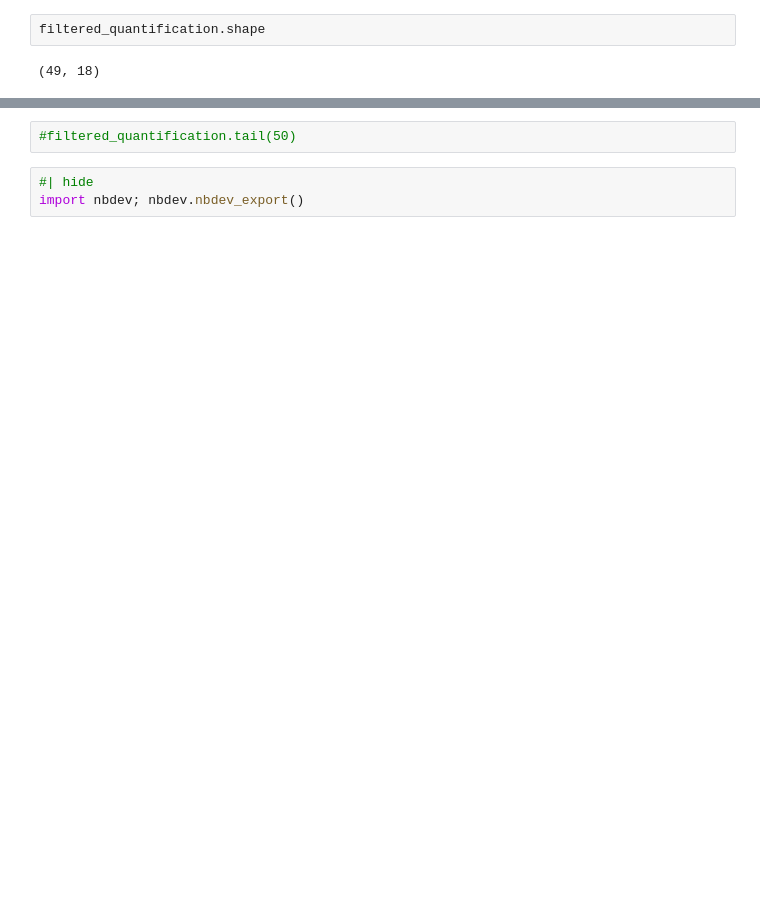
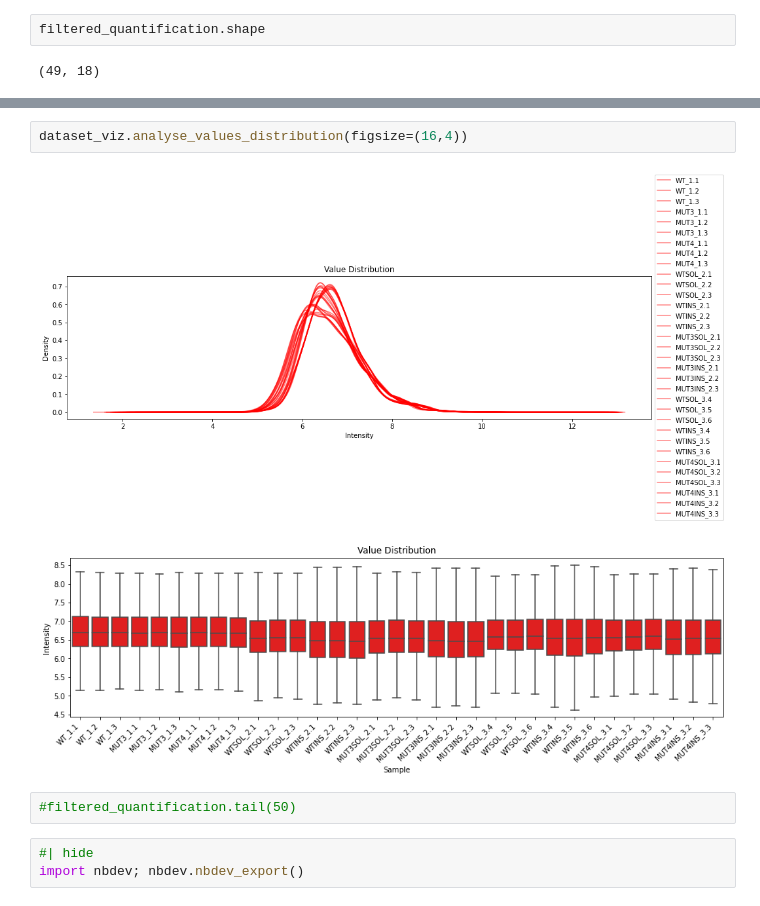
Before and after one commit to mtinti/nbdev-proteomics, a Jupyter notebook: nbs/00_core.ipynb, the cells around one changed output, grey strips where cells are left out. Drawn from its saved outputs; the diff is of its cells as text; blank space fills up the shorter version.

```diff
--- a/nbs/00_core.ipynb
+++ b/nbs/00_core.ipynb
@@ -115,3 +247,8 @@ class DIAnnProcessor(DatasetAnalysis):
+# %%
+dataset_viz.analyse_values_distribution(figsize=(16,4))
+# %% [output]
+[figure, added]
+[figure, added]
 # %%
 #filtered_quantification.tail(50)
 # %%
```
Also changed, not shown: parts of 10 cells of this notebook, 10 other files.
